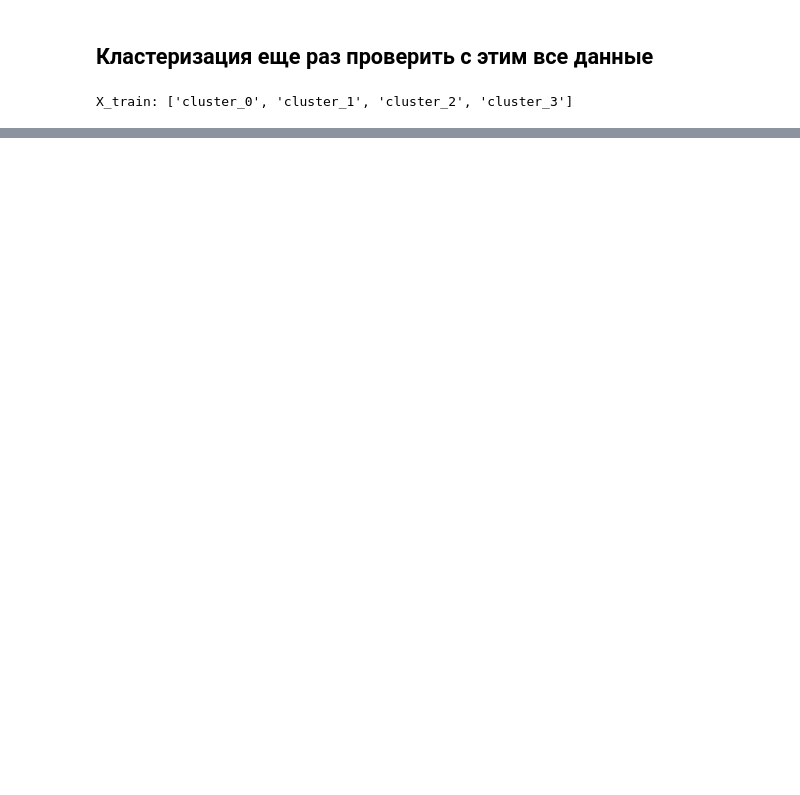
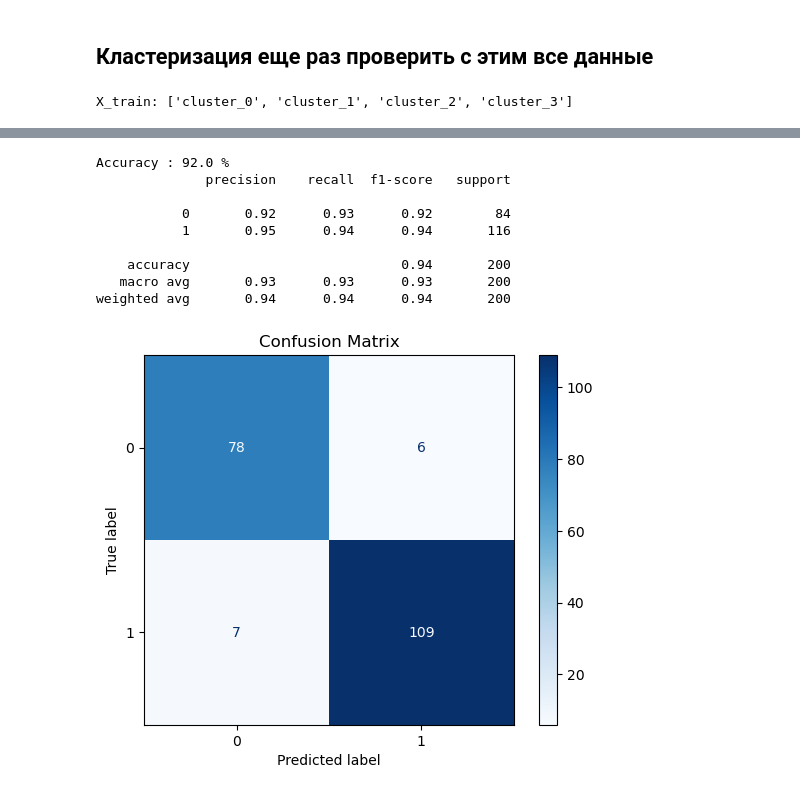
Before and after one commit to Skiner752/Intro-to-machine-learning, a Jupyter notebook: heart.ipynb, the cells around one changed output, grey strips where cells are left out. Cells and saved outputs as stored; diff of their text form; code cells hidden in the pictures; blank space fills up the shorter version.

```diff
--- a/heart.ipynb
+++ b/heart.ipynb
@@ -648,0 +695,25 @@ X_train: ['cluster_0', 'cluster_1', 'cluster_2', 'cluster_3']
+# %%
+tree = DecisionTreeClassifier()
+tree.fit(X_train, Y_train)
+Y_pred_tree_new = tree.predict(X_test)
+
+accuracy_result_tree = accuracy_score(Y_test,Y_pred_new) * 100
+
+print('Accuracy : {} %'.format(accuracy_result_tree))
+print(classification_report(Y_test, Y_pred_tree_new))
+cm_new = confusion_matrix(Y_test, Y_pred_tree_new)
+disp = ConfusionMatrixDisplay(confusion_matrix=cm_new)
+disp.plot(cmap='Blues')
+plt.title("Confusion Matrix")
+plt.show()
+# %% [output]
+Accuracy : 92.0 %
+              precision    recall  f1-score   support
+
+           0       0.92      0.93      0.92        84
+           1       0.95      0.94      0.94       116
+
+    accuracy                           0.94       200
+   macro avg       0.93      0.93      0.93       200
+weighted avg       0.94      0.94      0.94       200
+[figure, added]
```
Also changed, not shown: parts of 18 cells of this notebook.
